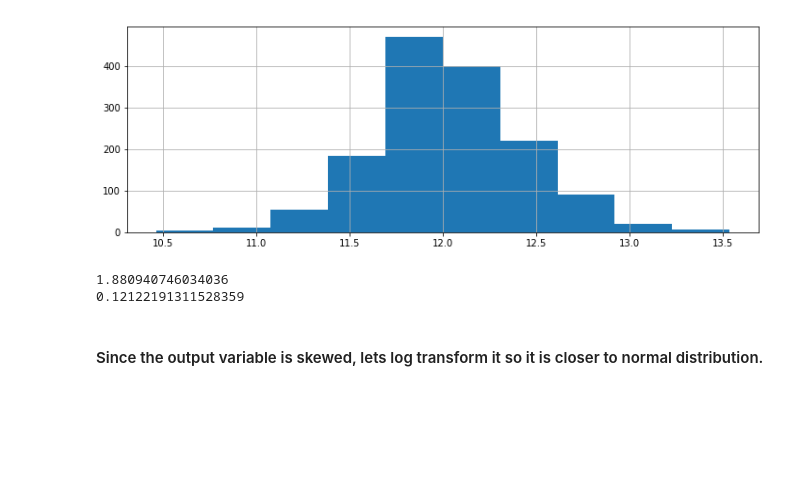
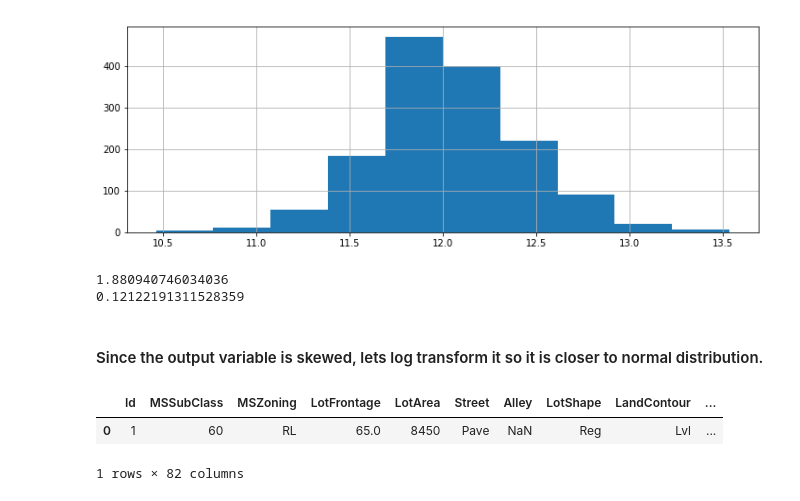
Before and after one commit to davestroud/House_Prices, a Jupyter notebook: House_Prices.ipynb, the cells around one changed output. Cells and saved outputs as stored; diff of their text form; code cells hidden in the pictures; blank space fills up the shorter version.

```diff
--- a/House_Prices.ipynb
+++ b/House_Prices.ipynb
@@ -87,5 +87,9 @@ print (stats.skew(house_prices_train['SalePrice'].apply(lambda x: np.log1p(x))))
 # %% [markdown]
 #### Since the output variable is skewed, lets log transform it so it is closer to normal distribution.
 # %%
-house_prices_train['log_SalePrice'] = house_prices_train['SalePrice'].apply(lambda x: np.loglp(x))
-house_pri
+house_prices_train['log_SalePrice'] = house_prices_train['SalePrice'].apply(lambda x: np.log1p(x))
+house_prices_train.head(1)
+# %% [output]
+|  | Id | MSSubClass | MSZoning | LotFrontage | LotArea | Street | Alley | LotShape | LandContour | ... |
+| 0 | 1 | 60 | RL | 65.0 | 8450 | Pave | NaN | Reg | Lvl | ... |
+1 rows × 82 columns
```
